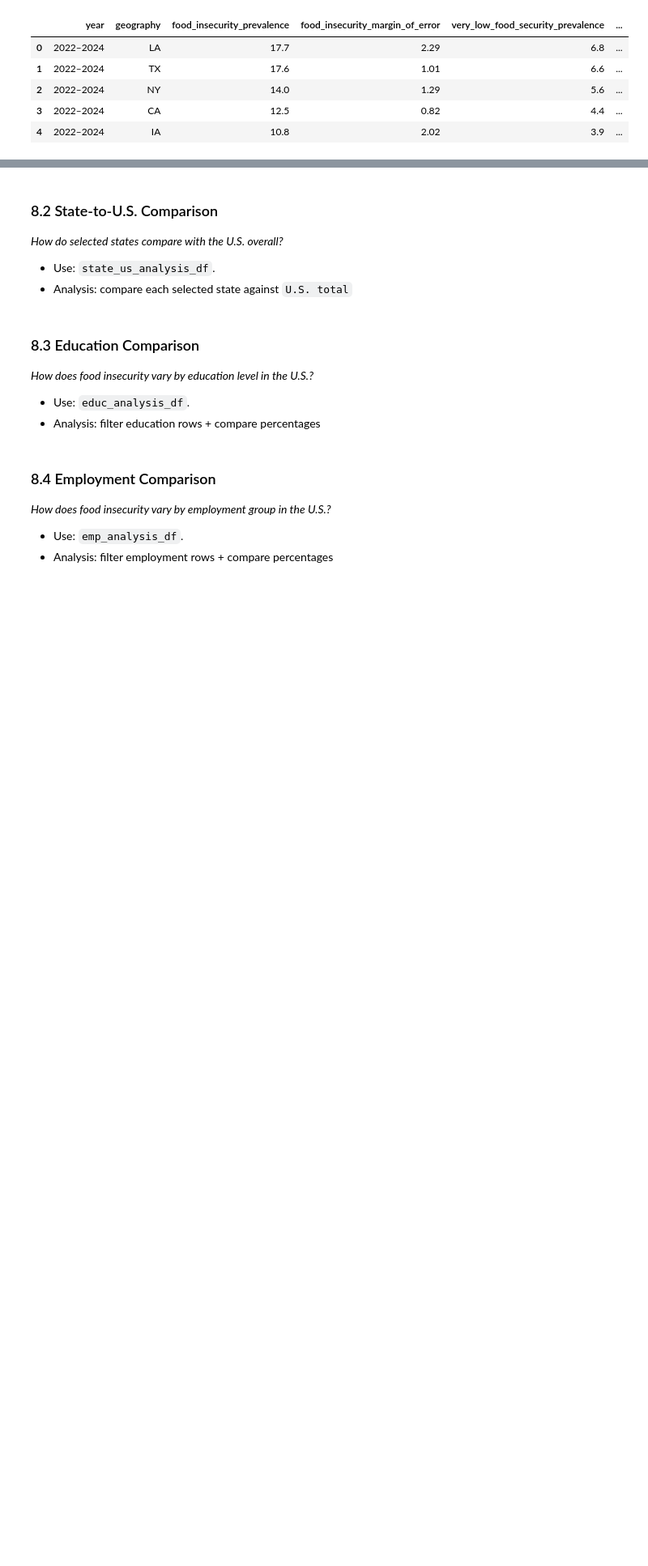
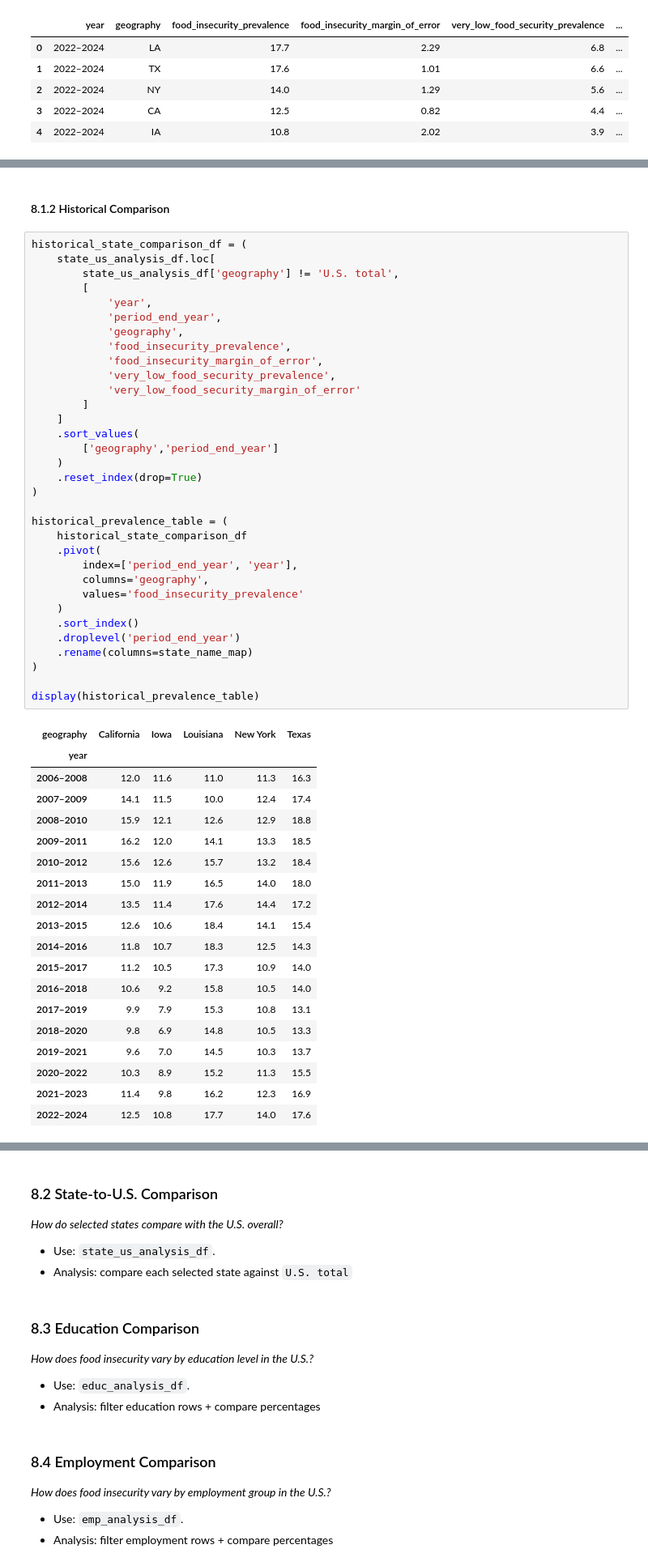
Before and after one commit to MichaelBujard/notebook-portfolio-project-0, a Jupyter notebook: notebooks/food_insecurity_analysis.ipynb, the cells around one changed output, grey strips where cells are left out. Shown at 81% size. Saved outputs shown, nothing was run; the diff lists cells and outputs as text; blank space fills up the shorter version.

```diff
--- a/notebooks/food_insecurity_analysis.ipynb
+++ b/notebooks/food_insecurity_analysis.ipynb
@@ -1732,0 +1772,55 @@ Louisiana and Texas formed the highest-estimate group among the five selected st
+# %% [markdown]
+#### 8.1.2 Historical Comparison
+# %%
+historical_state_comparison_df = (
+    state_us_analysis_df.loc[
+        state_us_analysis_df['geography'] != 'U.S. total',
+        [
+            'year',
+            'period_end_year',
+            'geography',
+            'food_insecurity_prevalence',
+            'food_insecurity_margin_of_error',
+            'very_low_food_security_prevalence',
+            'very_low_food_security_margin_of_error'
+        ]
+    ]
+    .sort_values(
+        ['geography','period_end_year']
+    )
+    .reset_index(drop=True)
+)
+
+historical_prevalence_table = (
+    historical_state_comparison_df
+    .pivot(
+        index=['period_end_year', 'year'],
+        columns='geography',
+        values='food_insecurity_prevalence'
+    )
+    .sort_index()
+    .droplevel('period_end_year')
+    .rename(columns=state_name_map)
+)
+
+display(historical_prevalence_table)
+# %% [output]
+| geography | California | Iowa | Louisiana | New York | Texas |
+| year |  |  |  |  |  |
+| 2006–2008 | 12.0 | 11.6 | 11.0 | 11.3 | 16.3 |
+| 2007–2009 | 14.1 | 11.5 | 10.0 | 12.4 | 17.4 |
+| 2008–2010 | 15.9 | 12.1 | 12.6 | 12.9 | 18.8 |
+| 2009–2011 | 16.2 | 12.0 | 14.1 | 13.3 | 18.5 |
+| 2010–2012 | 15.6 | 12.6 | 15.7 | 13.2 | 18.4 |
+| 2011–2013 | 15.0 | 11.9 | 16.5 | 14.0 | 18.0 |
+| 2012–2014 | 13.5 | 11.4 | 17.6 | 14.4 | 17.2 |
+| 2013–2015 | 12.6 | 10.6 | 18.4 | 14.1 | 15.4 |
+| 2014–2016 | 11.8 | 10.7 | 18.3 | 12.5 | 14.3 |
+| 2015–2017 | 11.2 | 10.5 | 17.3 | 10.9 | 14.0 |
+| 2016–2018 | 10.6 | 9.2 | 15.8 | 10.5 | 14.0 |
+| 2017–2019 | 9.9 | 7.9 | 15.3 | 10.8 | 13.1 |
+| 2018–2020 | 9.8 | 6.9 | 14.8 | 10.5 | 13.3 |
+| 2019–2021 | 9.6 | 7.0 | 14.5 | 10.3 | 13.7 |
+| 2020–2022 | 10.3 | 8.9 | 15.2 | 11.3 | 15.5 |
+| 2021–2023 | 11.4 | 9.8 | 16.2 | 12.3 | 16.9 |
+| 2022–2024 | 12.5 | 10.8 | 17.7 | 14.0 | 17.6 |
```
Also changed, not shown: parts of 9 cells of this notebook.
